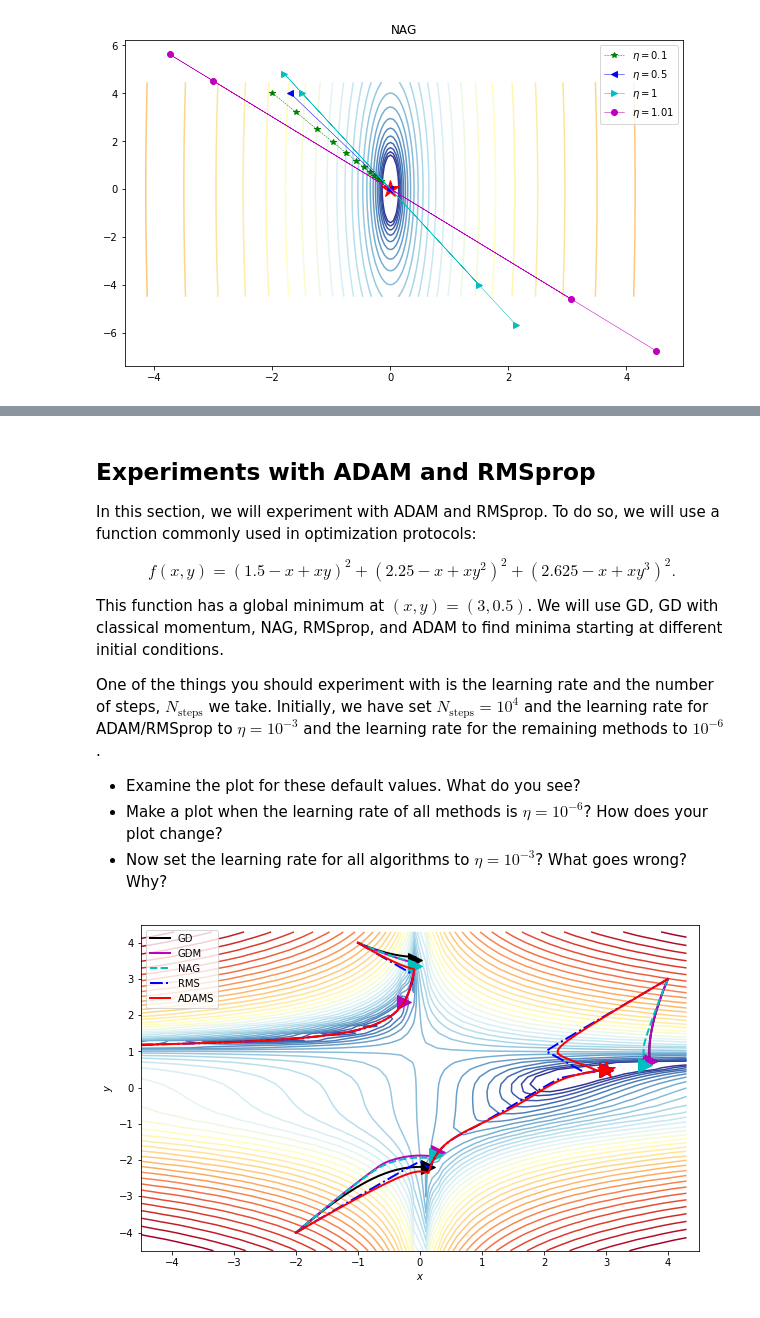
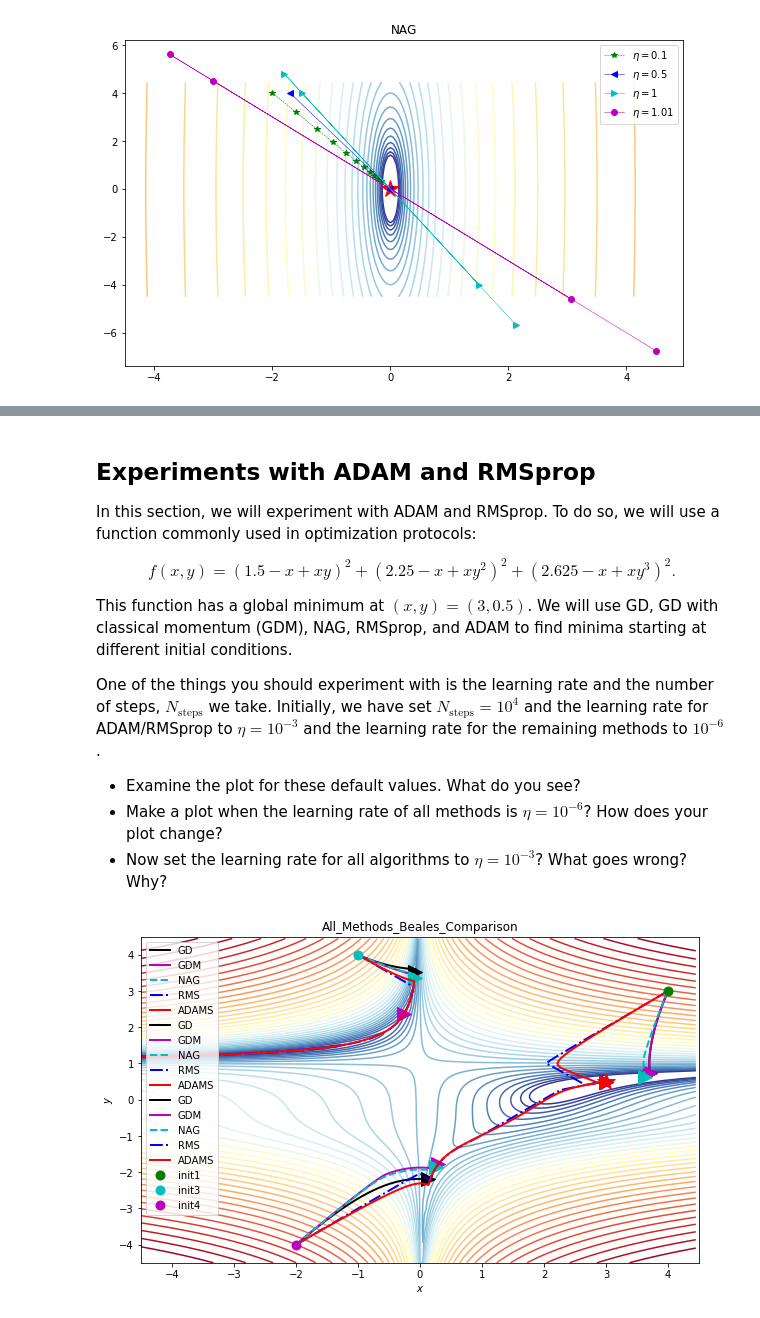
Before and after one commit to anthony-wang/mlreview_notebooks, a Jupyter notebook: jupyter_notebooks/notebooks/NB2_CIV-gradient_descent_AW.ipynb, the cells around one changed output, grey strips where cells are left out. Drawn from its saved outputs; the diff is of its cells as text; code cells hidden in the pictures.

Commit message:
Modify NB2 and add example plot

```diff
--- a/jupyter_notebooks/notebooks/NB2_CIV-gradient_descent_AW.ipynb
+++ b/jupyter_notebooks/notebooks/NB2_CIV-gradient_descent_AW.ipynb
@@ -426,7 +424,7 @@ $$
 f(x,y)=(1.5-x+xy)^2+(2.25-x+xy^2)^2+(2.625-x+xy^3)^2.
 $$
 
-This function has a global minimum at $(x,y)=(3,0.5)$. We will use GD, GD with classical momentum, NAG, RMSprop, and ADAM to find minima starting at different initial conditions.
+This function has a global minimum at $(x,y)=(3,0.5)$. We will use GD, GD with classical momentum (GDM), NAG, RMSprop, and ADAM to find minima starting at different initial conditions.
 
 One of the things you should experiment with is the learning rate and the number of steps, $N_{\mathrm{steps}}$ we take. Initially, we have set $N_{\mathrm{steps}}=10^4$ and the learning rate for ADAM/RMSprop to $\eta=10^{-3}$ and the learning rate for the remaining methods to $10^{-6}$.
 <ul>
@@ -442,7 +440,7 @@ lr_l=10**-3
 lr_s=10**-6
 
 init1=np.array([4,3])
-fig1, ax1=contour_beales_function()
+fig1, ax1 = contour_beales_function()
 
 gd_trajectory1=gd(grad_beales_function,init1,Nsteps, eta=lr_s, noise_strength=0)
 gdm_trajectory1=gd_with_mom(grad_beales_function,init1,Nsteps,eta=lr_s, gamma=0.9,noise_strength=0)
@@ -456,7 +454,7 @@ overlay_trajectory_contour_M(ax1,NAG_trajectory1, 'NAG','c--')
 overlay_trajectory_contour_M(ax1,rms_prop_trajectory1,'RMS', 'b-.')
 overlay_trajectory_contour_M(ax1,adam_trajectory1,'ADAMS', 'r')
 
-plt.legend(loc=2)
+# plt.legend(loc=2)
 
 #init2=np.array([1.5,1.5])
 #gd_trajectory2=gd(grad_beales_function,init2,Nsteps, eta=10**-6, noise_strength=0)
@@ -472,31 +470,39 @@ plt.legend(loc=2)
 init3=np.array([-1,4])
 
 gd_trajectory3=gd(grad_beales_function,init3,10**5, eta=lr_s, noise_strength=0)
 gdm_trajectory3=gd_with_mom(grad_beales_function,init3,10**5,eta=lr_s, gamma=0.9,noise_strength=0)
 NAG_trajectory3=NAG(grad_beales_function,init3,Nsteps,eta=lr_s, gamma=0.9,noise_strength=0)
 rms_prop_trajectory3=rms_prop(grad_beales_function,init3,Nsteps,eta=lr_l, beta=0.9,epsilon=10**-8,noise_strength=0)
 adam_trajectory3=adams(grad_beales_function,init3,Nsteps,eta=lr_l, gamma=0.9, beta=0.99,epsilon=10**-8,noise_strength=0)
 
 overlay_trajectory_contour_M(ax1,gd_trajectory3, 'GD','k')
 overlay_trajectory_contour_M(ax1,gdm_trajectory3, 'GDM','m')
 overlay_trajectory_contour_M(ax1,NAG_trajectory3, 'NAG','c--')
 overlay_trajectory_contour_M(ax1,rms_prop_trajectory3,'RMS', 'b-.')
 overlay_trajectory_contour_M(ax1,adam_trajectory3,'ADAMS', 'r')
 
 init4=np.array([-2,-4])
 
 gd_trajectory4=gd(grad_beales_function,init4,Nsteps, eta=lr_s, noise_strength=0)
 gdm_trajectory4=gd_with_mom(grad_beales_function,init4,Nsteps,eta=lr_s, gamma=0.9,noise_strength=0)
 NAG_trajectory4=NAG(grad_beales_function,init4,Nsteps,eta=lr_s, gamma=0.9,noise_strength=0)
 rms_prop_trajectory4=rms_prop(grad_beales_function,init4,Nsteps,eta=lr_l, beta=0.9,epsilon=10**-8,noise_strength=0)
 adam_trajectory4=adams(grad_beales_function,init4,Nsteps,eta=lr_l, gamma=0.9, beta=0.99,epsilon=10**-8,noise_strength=0)
 
 overlay_trajectory_contour_M(ax1,gd_trajectory4, 'GD','k')
 overlay_trajectory_contour_M(ax1,gdm_trajectory4, 'GDM','m')
 overlay_trajectory_contour_M(ax1,NAG_trajectory4, 'NAG','c--')
 overlay_trajectory_contour_M(ax1,rms_prop_trajectory4,'RMS', 'b-.')
 overlay_trajectory_contour_M(ax1,adam_trajectory4,'ADAMS', 'r')
 
+ax1.plot(init1[0], init1[1], 'g.', markersize=18, label="init1")
+# ax1.plot(init2[0], init2[1], 'b.', markersize=18, label="init2")
+ax1.plot(init3[0], init3[1], 'c.', markersize=18, label="init3")
+ax1.plot(init4[0], init4[1], 'm.', markersize=18, label="init4")
+
+plt.title("All_Methods_Beales_Comparison")
+plt.legend(loc="best")
 plt.show()
+fig.savefig("All_Methods_Beales_Comparison.pdf", bbox_inches='tight')
 # %% [output]
-[figure, old version]
+[figure, new version]
```
Also changed, not shown: parts of 3 cells of this notebook, 1 other file.
